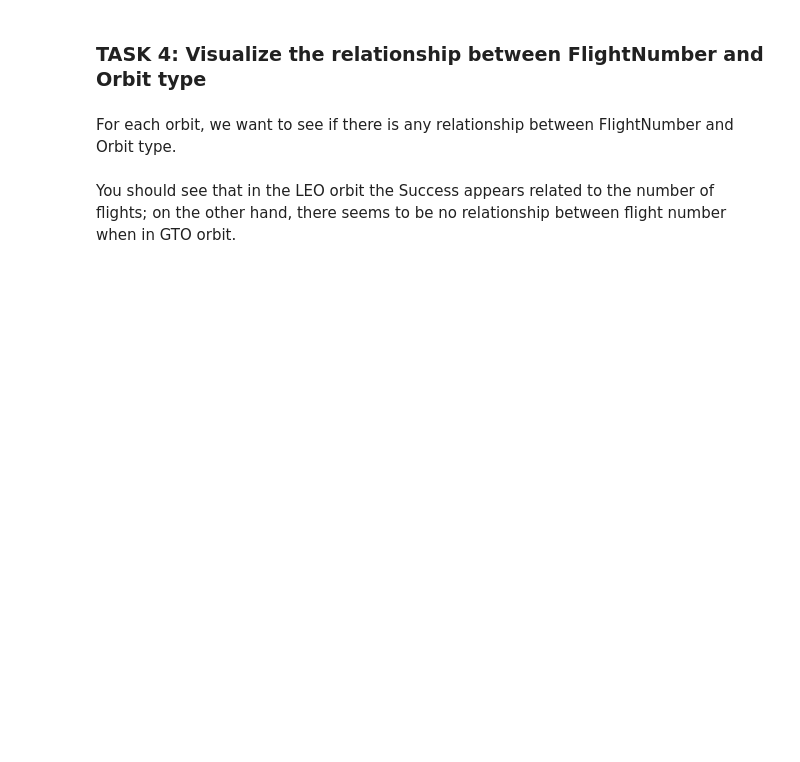
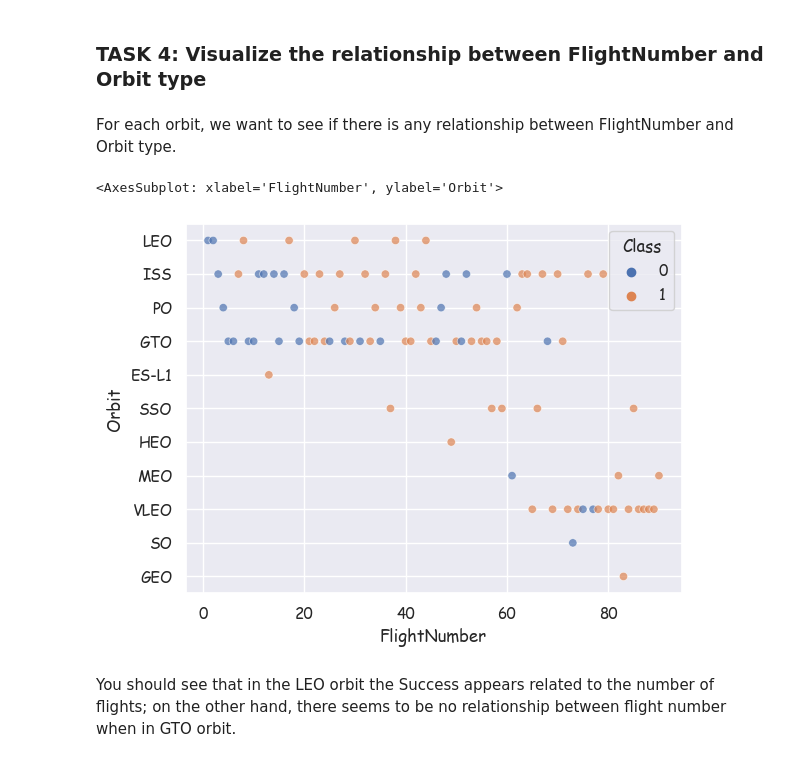
Before and after one commit to emmanuelani/ibm_ds_capstone, a Jupyter notebook: jupyter-labs-eda-dataviz.ipynb, the cells around one changed output. Drawn from its saved outputs; the diff is of its cells as text; code cells hidden in the pictures; blank space fills up the shorter version.

```diff
--- a/jupyter-labs-eda-dataviz.ipynb
+++ b/jupyter-labs-eda-dataviz.ipynb
@@ -174,6 +172,12 @@ Analyze the ploted bar chart try to find which orbits have high sucess rate.
 For each orbit, we want to see if there is any relationship between FlightNumber and Orbit type.
 # %%
 # Plot a scatter point chart with x axis to be FlightNumber and y axis to be the Orbit, and hue to be the class value
+
+sns.scatterplot(data=df, x='FlightNumber', y='Orbit', alpha=0.7, hue='Class')
+# sns.catplot(kind='strip', data=df, x='FlightNumber', y='Orbit', alpha=0.7)
+# %% [output]
+<AxesSubplot: xlabel='FlightNumber', ylabel='Orbit'>
+[figure, added]
 # %% [markdown]
 You should see that in the LEO orbit the Success appears related to the number of flights; on the other hand, there seems to be no relationship between flight number when in GTO orbit.
 # %% [markdown]
```
Also changed, not shown: parts of 7 cells of this notebook.
